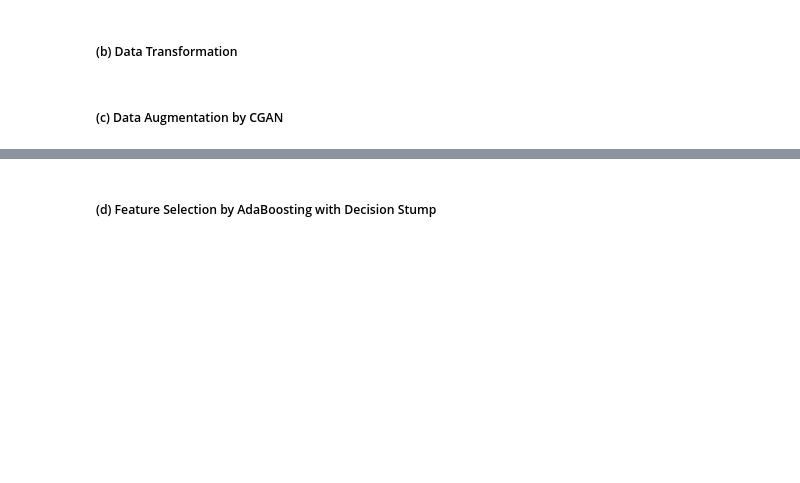
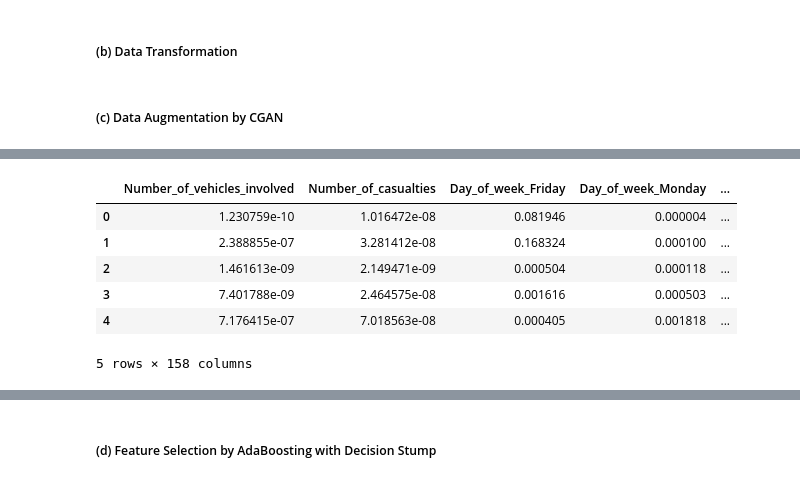
Before and after one commit to JimmyZJC/GR5243-Group-Project, a Jupyter notebook: Notebook/Group Project 2.ipynb, the cells around one changed output, grey strips where cells are left out. Cells and saved outputs as stored; diff of their text form; code cells hidden in the pictures; blank space fills up the shorter version.

```diff
--- a/Notebook/Group Project 2.ipynb
+++ b/Notebook/Group Project 2.ipynb
@@ -69,7 +69,7 @@ class Generator(nn.Module):
             nn.ReLU(),
             nn.Dropout(0.5),
             nn.Linear(hidden_dim, output_dim),
-            nn.Tanh()
+            nn.Sigmoid()
         )
     def forward(self, noise, labels):
         x = torch.cat([noise, labels], dim = 1)
@@ -196,17 +196,4 @@ generator = Generator(noise_dim, label_dim, output_dim, best_params["gen_hidden_
 discriminator = Discriminator(output_dim, label_dim, best_params["disc_hidden_dim"]).to(device)
 gen_optimizer = optim.Adam(generator.parameters(), lr = best_params["gen_lr"], betas = (best_params["gen_beta1"], 0.999))
 disc_optimizer = optim.Adam(discriminator.parameters(), lr = best_params["disc_lr"], betas = (best_params["disc_beta1"], 0.999))
-
 train_cgan(generator, discriminator, dataloader, device, gen_optimizer, disc_optimizer, best_params["num_epochs"], noise_dim)
-
-def generate_data(generator, num_data, noise_dim, label_dim, device):
-    noise = torch.randn(num_data, noise_dim).to(device)
-    labels = torch.zeros(num_data, label_dim).to(device)
-    labels[:, 0] = 1
-    fake_data = generator(noise, labels)
-    return fake_data.detach().cpu().numpy()
-
-fake_data = generate_data(generator, 1000, noise_dim, label_dim, device)
-fake_data = pd.DataFrame(fake_data, columns = X.columns)
-fake_data["target"] = 1
-fake_data.head()
@@ -212,0 +219,20 @@ fake_data.head()
+# %%
+def generate_data(generator, num_data, noise_dim, label_dim, device):
+    noise = torch.randn(num_data, noise_dim).to(device)
+    labels = torch.zeros(num_data, label_dim).to(device)
+    labels[:, 0] = 1
+    fake_data = generator(noise, labels)
+    return fake_data.detach().cpu().numpy()
+
+fake_data = generate_data(generator, 1000, noise_dim, label_dim, device)
+fake_data = pd.DataFrame(fake_data, columns = X_cgan.columns)
+
+fake_data.head()
+# %% [output]
+|  | Number_of_vehicles_involved | Number_of_casualties | Day_of_week_Friday | Day_of_week_Monday | ... |
+| 0 | 1.230759e-10 | 1.016472e-08 | 0.081946 | 0.000004 | ... |
+| 1 | 2.388855e-07 | 3.281412e-08 | 0.168324 | 0.000100 | ... |
+| 2 | 1.461613e-09 | 2.149471e-09 | 0.000504 | 0.000118 | ... |
+| 3 | 7.401788e-09 | 2.464575e-08 | 0.001616 | 0.000503 | ... |
+| 4 | 7.176415e-07 | 7.018563e-08 | 0.000405 | 0.001818 | ... |
+5 rows × 158 columns
```
Also changed, not shown: parts of 3 cells of this notebook.
